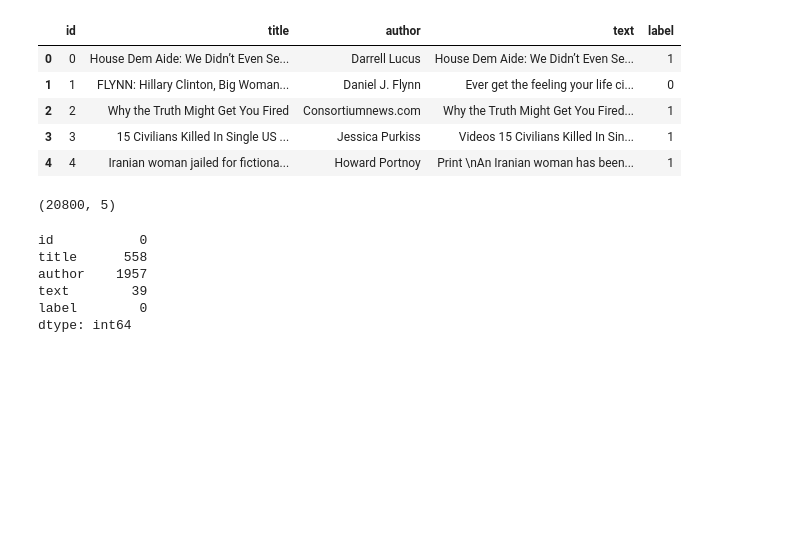
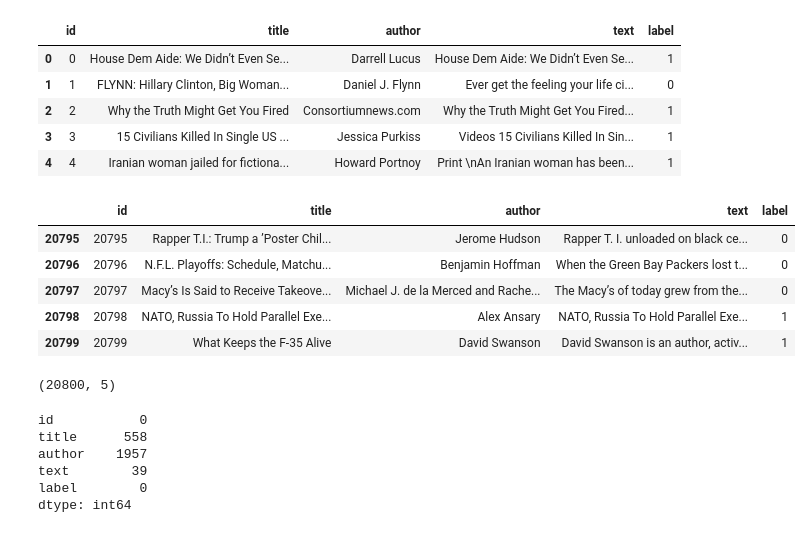
Before and after one commit to shbnm93/Data-Science-Projects, a Jupyter notebook: NLP_fake_news/NLP_fake_news_deploy.ipynb, the cells around one changed output. Drawn from its saved outputs; the diff is of its cells as text; code cells hidden in the pictures; blank space fills up the shorter version.

```diff
--- a/NLP_fake_news/NLP_fake_news_deploy.ipynb
+++ b/NLP_fake_news/NLP_fake_news_deploy.ipynb
@@ -13,6 +11,15 @@ df.head()
 | 2 | 2 | Why the Truth Might Get You Fired | Consortiumnews.com | Why the Truth Might Get You Fired... | 1 |
 | 3 | 3 | 15 Civilians Killed In Single US ... | Jessica Purkiss | Videos 15 Civilians Killed In Sin... | 1 |
 | 4 | 4 | Iranian woman jailed for fictiona... | Howard Portnoy | Print \nAn Iranian woman has been... | 1 |
+# %%
+df.tail()
+# %% [output]
+|  | id | title | author | text | label |
+| 20795 | 20795 | Rapper T.I.: Trump a ’Poster Chil... | Jerome Hudson | Rapper T. I. unloaded on black ce... | 0 |
+| 20796 | 20796 | N.F.L. Playoffs: Schedule, Matchu... | Benjamin Hoffman | When the Green Bay Packers lost t... | 0 |
+| 20797 | 20797 | Macy’s Is Said to Receive Takeove... | Michael J. de la Merced and Rache... | The Macy’s of today grew from the... | 0 |
+| 20798 | 20798 | NATO, Russia To Hold Parallel Exe... | Alex Ansary | NATO, Russia To Hold Parallel Exe... | 1 |
+| 20799 | 20799 | What Keeps the F-35 Alive | David Swanson | David Swanson is an author, activ... | 1 |
 # %%
 df.shape
 # %% [output]
```
Also changed, not shown: parts of 30 cells of this notebook.
